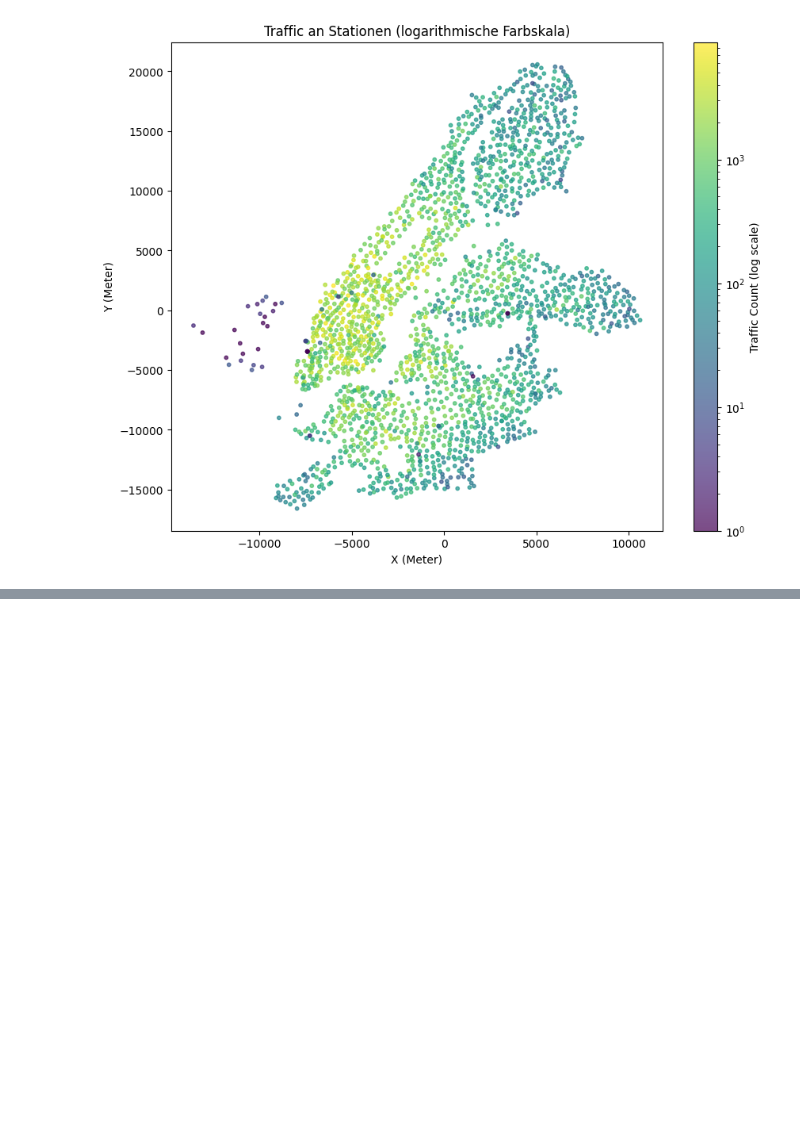
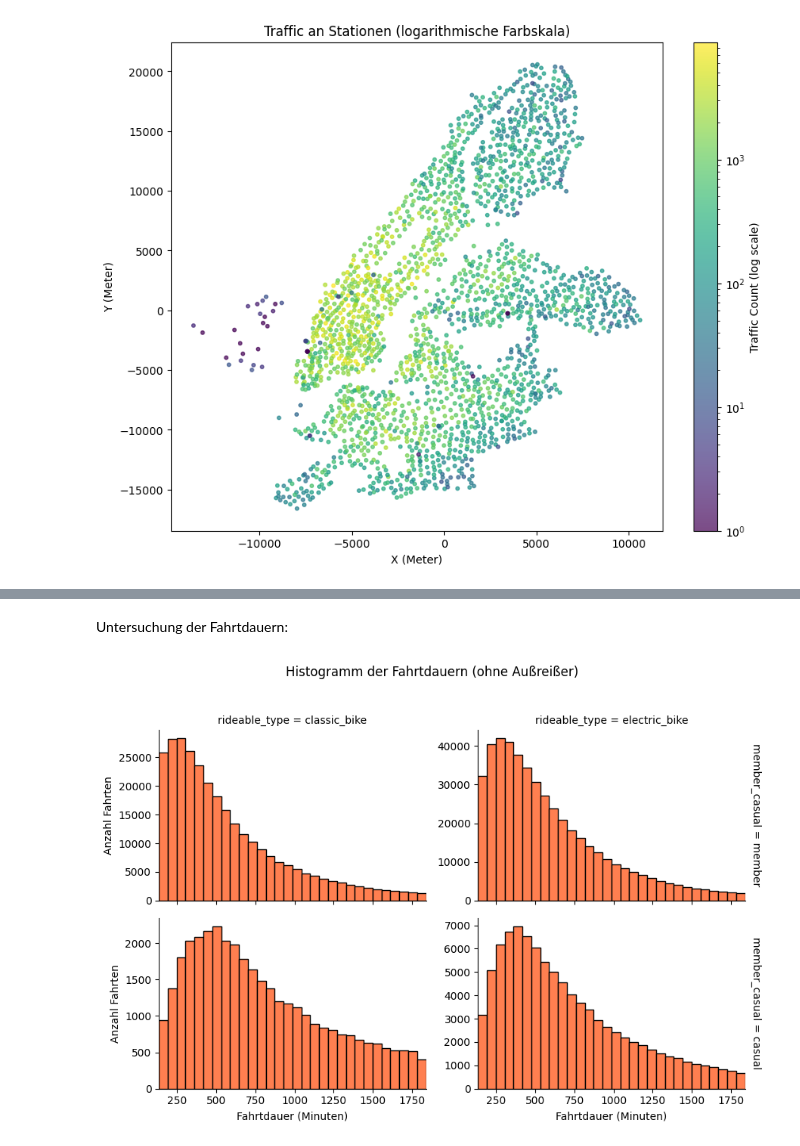
Before and after one commit to JanKrabbe/axa_challenge, a Jupyter notebook: explorative_data_analysis.ipynb, the cells around one changed output, grey strips where cells are left out. Saved outputs shown, nothing was run; the diff lists cells and outputs as text; code cells hidden in the pictures; blank space fills up the shorter version.

```diff
--- a/explorative_data_analysis.ipynb
+++ b/explorative_data_analysis.ipynb
@@ -67,0 +116,19 @@ Untersuchung wie oft die Stationen als Start- und Endpunkte genutzt wurden:
+# %% [markdown]
+Untersuchung der Fahrtdauern:
+# %%
+import seaborn as sns
+
+# Plot without outliers
+duration_low = citibike_dataset.df_rides['ride_duration'].quantile(0.05)
+duration_high = citibike_dataset.df_rides['ride_duration'].quantile(0.95)
+df_duration = citibike_dataset.df_rides[(citibike_dataset.df_rides['ride_duration'] >= duration_low) & (citibike_dataset.df_rides['ride_duration'] <= duration_high)]
+
+g_duration = sns.FacetGrid(df_duration, col="rideable_type", row="member_casual", sharey=False, margin_titles=True, height=3, aspect=1.5)
+g_duration.map(plt.hist, "ride_duration", bins=30, color='coral', edgecolor='black')
+g_duration.set_axis_labels("Fahrtdauer (Minuten)", "Anzahl Fahrten")
+g_duration.set(xlim=(duration_low, duration_high))
+g_duration.fig.suptitle("Histogramm der Fahrtdauern (ohne Außreißer)", y=1.03)
+plt.tight_layout()
+plt.show()
+# %% [output]
+[figure, added]
```
Also changed, not shown: parts of 17 cells of this notebook.
